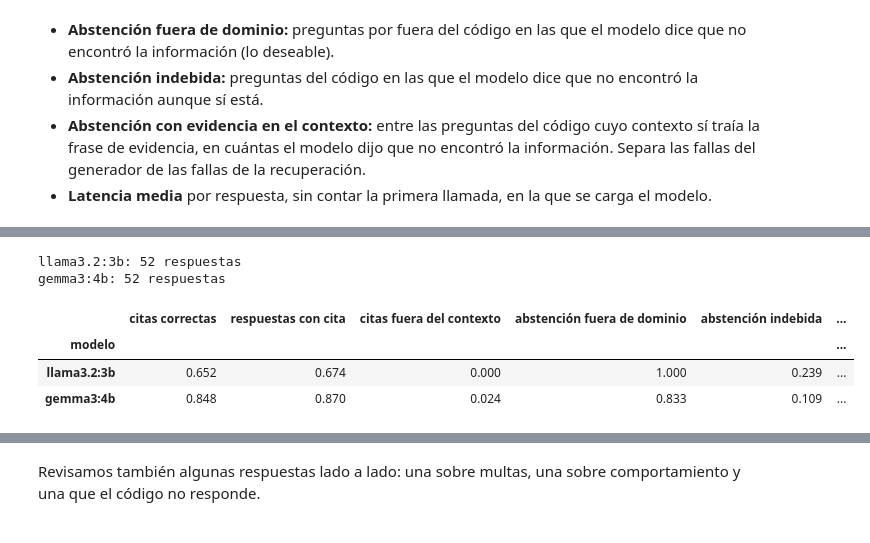
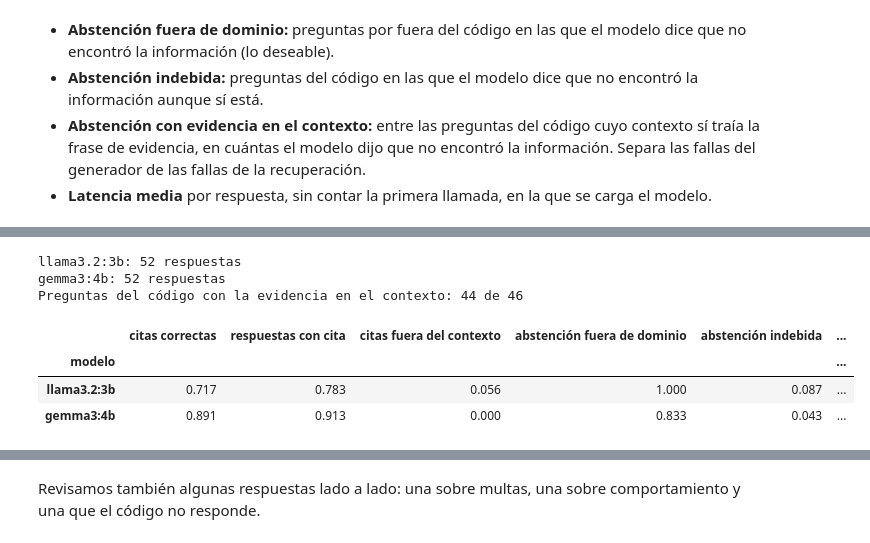
Before and after one commit to 777wills/miaa-nlp, a Jupyter notebook: Taller-s5/asistente_codigo_transito_rag.ipynb, the cells around one changed output, grey strips where cells are left out. Saved outputs shown, nothing was run; the diff lists cells and outputs as text; code cells hidden in the pictures.

```diff
--- a/Taller-s5/asistente_codigo_transito_rag.ipynb
+++ b/Taller-s5/asistente_codigo_transito_rag.ipynb
@@ -1138,18 +1199,17 @@ class RecuperadorLey(BaseRetriever):
         return documentos
 
 
-PROMPT_QA = PromptTemplate.from_template(
-    """Eres un asistente que orienta a ciudadanos colombianos sobre el Código Nacional de Tránsito (Ley 769 de 2002).
-Responde en español, de forma clara y breve, usando únicamente la información de los artículos del contexto.
-Cita siempre los artículos en los que te basas con el formato (Art. N).
-No inventes valores, plazos ni artículos. Si el contexto no contiene la respuesta, responde exactamente:
-"{abstencion}"
+INSTRUCCIONES = (
+    'Eres un asistente que orienta a ciudadanos colombianos sobre el Código Nacional de Tránsito (Ley 769 de 2002).\n'
+    'Responde en español, de forma clara y breve, usando únicamente la información de los artículos del contexto.\n'
+    'Las preguntas suelen usar palabras coloquiales distintas a las de la ley: si un artículo del contexto trata el '
+    'mismo tema con otras palabras, úsalo para responder.\n'
+    'Cita siempre los artículos en los que te basas con el formato (Art. N).\n'
+    'No inventes valores, plazos ni artículos.\n'
+    'Solo si ningún artículo del contexto sirve para responder, responde únicamente con esta frase, sin agregar nada más:\n'
+    f'"{MENSAJE_ABSTENCION}"')
 
-Contexto:
-{context}
-
-Pregunta: {input}
-Respuesta:""").partial(abstencion=MENSAJE_ABSTENCION)
+PROMPT_QA = PromptTemplate.from_template(INSTRUCCIONES + '\n\nContexto:\n{context}\n\nPregunta: {input}\nRespuesta:')
 
 
 def con_atajo_de_abstencion(cadena_documentos):
@@ -1169,12 +1229,13 @@ def referencias(contexto):
 
 
 def se_abstuvo(texto):
-    return 'no encontré esa información' in texto.lower()
+    return texto.strip().lower().startswith('no encontré esa información')
 
 
 def formatear_respuesta(respuesta):
     texto = respuesta['answer'].strip()
     if respuesta['context'] and not se_abstuvo(texto):
+        texto = texto.replace(MENSAJE_ABSTENCION, '').strip()
         texto += '\n\n**Referencias (Ley 769 de 2002):**\n' + '\n'.join(
             f'- [{i}] {ref}' for i, ref in enumerate(referencias(respuesta['context']), 1))
     return texto
@@ -1221,11 +1286,28 @@ print(articulos_citados('Según el (Art. 131 C.38), el (Art. 26, 1) y los artíc
 # %%
+from ollama import ResponseError
+
+
+def invocar_con_reintentos(cadena, entrada, intentos=3):
+    # En la T4 el proceso de Ollama a veces se cae por falta de memoria; al reintentar lo vuelve a levantar.
+    for intento in range(1, intentos + 1):
+        try:
+            return cadena.invoke(entrada)
+        except ResponseError as error:
+            if intento == intentos:
+                raise
+            print(f'Ollama falló ({error.status_code}); reintento {intento} de {intentos - 1}')
+            liberar_memoria()
+            time.sleep(10)
+
+
 respuestas_llm = []
 for modelo in LLMS:
+    liberar_memoria()
     cadena = crear_cadena_qa(crear_llm(modelo), recuperador)
-    cadena.invoke({'input': preguntas.pregunta.iloc[0]})
+    invocar_con_reintentos(cadena, {'input': preguntas.pregunta.iloc[0]})
     for fila in preguntas.itertuples():
         inicio = time.time()
-        salida = cadena.invoke({'input': fila.pregunta})
+        salida = invocar_con_reintentos(cadena, {'input': fila.pregunta})
         respuestas_llm.append({'modelo': modelo, 'id': fila.id, 'en_dominio': fila.en_dominio,
                                'respuesta': salida['answer'], 'latencia_s': time.time() - inicio,
                                'citados': articulos_citados(salida['answer']),
@@ -1239,35 +1321,36 @@ for modelo in LLMS:
 respuestas_llm = pd.DataFrame(respuestas_llm)
 respuestas_llm['gold'] = respuestas_llm.id.map(gold_por_id)
 respuestas_llm['abstencion'] = respuestas_llm.respuesta.apply(se_abstuvo)
 respuestas_llm['cita_correcta'] = [bool(c & g) for c, g in zip(respuestas_llm.citados, respuestas_llm.gold)]
 respuestas_llm['con_cita'] = respuestas_llm.citados.apply(len) > 0
 respuestas_llm['cita_fuera_contexto'] = [bool(c - ctx) for c, ctx in zip(respuestas_llm.citados, respuestas_llm.contexto)]
 
 
 def resumir(grupo):
     dentro, fuera = grupo[grupo.en_dominio], grupo[~grupo.en_dominio]
     return pd.Series({
         'citas correctas': dentro.cita_correcta.mean(),
         'respuestas con cita': dentro.con_cita.mean(),
         'citas fuera del contexto': grupo.loc[grupo.con_cita, 'cita_fuera_contexto'].mean(),
         'abstención fuera de dominio': fuera.abstencion.mean(),
         'abstención indebida': dentro.abstencion.mean(),
         'abstención con evidencia en el contexto': dentro.loc[dentro.evidencia_en_contexto, 'abstencion'].mean(),
         'latencia media (s)': grupo.latencia_s.mean(),
     })
 
 
 comparacion_llm = respuestas_llm.groupby('modelo').apply(resumir).loc[LLMS]
 print(f'Preguntas del código con la evidencia en el contexto: '
       f'{respuestas_llm[respuestas_llm.en_dominio].groupby("modelo").evidencia_en_contexto.sum().iloc[0]} de {len(en_dominio)}')
 comparacion_llm.round(3)
 # %% [output]
 llama3.2:3b: 52 respuestas
 gemma3:4b: 52 respuestas
+Preguntas del código con la evidencia en el contexto: 44 de 46
 |  | citas correctas | respuestas con cita | citas fuera del contexto | abstención fuera de dominio | abstención indebida | ... |
 | modelo |  |  |  |  |  | ... |
-| llama3.2:3b | 0.652 | 0.674 | 0.000 | 1.000 | 0.239 | ... |
-| gemma3:4b | 0.848 | 0.870 | 0.024 | 0.833 | 0.109 | ... |
+| llama3.2:3b | 0.717 | 0.783 | 0.056 | 1.000 | 0.087 | ... |
+| gemma3:4b | 0.891 | 0.913 | 0.000 | 0.833 | 0.043 | ... |
 # %%
 fig, ejes = plt.subplots(1, 2, figsize=(13, 4), gridspec_kw={'width_ratios': [4, 1]})
 comparacion_llm.drop(columns='latencia media (s)').T.plot.bar(ax=ejes[0], rot=20)
```
Also changed, not shown: parts of 36 cells of this notebook, 3 other files.
